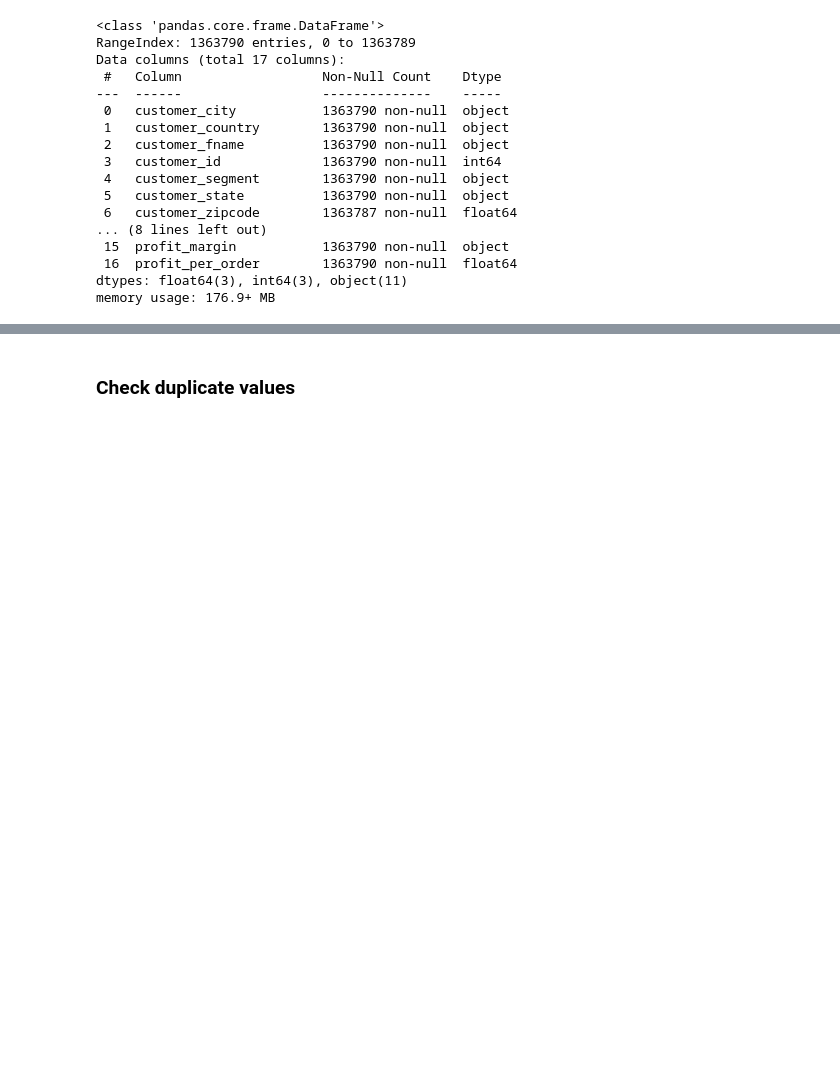
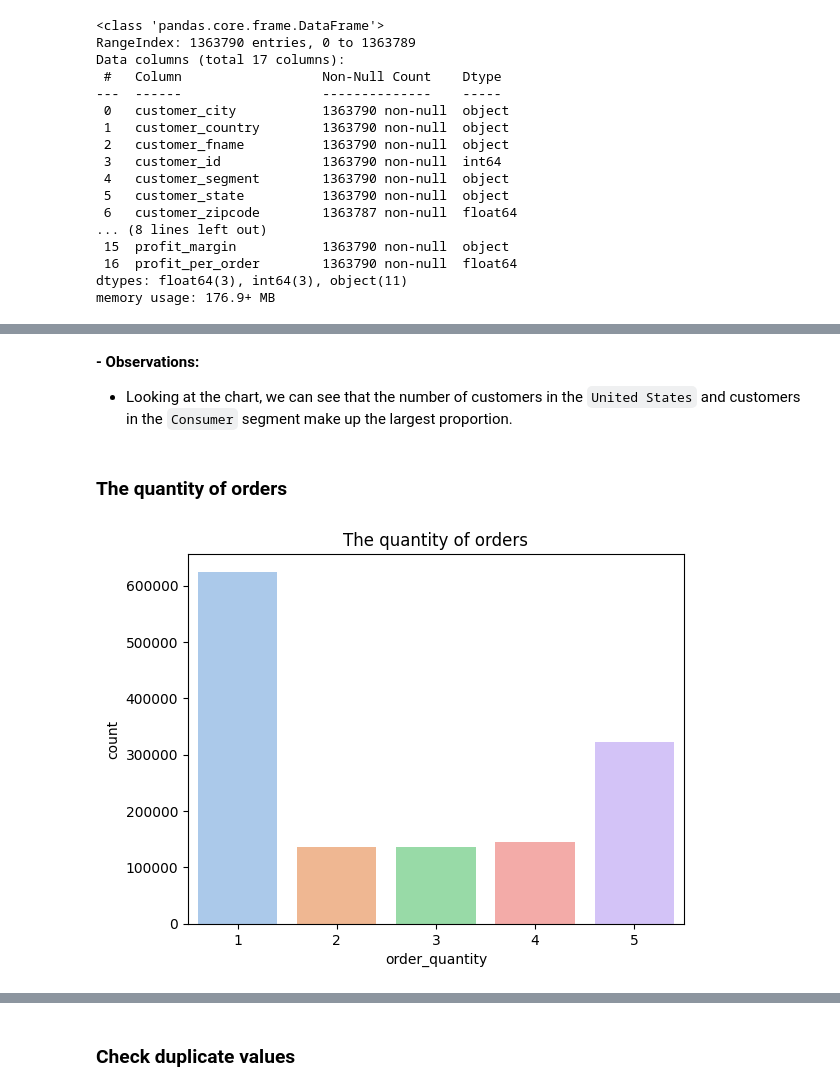
Before and after one commit to PhungThien63f/Ecommerce, a Jupyter notebook: Ecommerce.ipynb, the cells around one changed output, grey strips where cells are left out. Saved outputs shown, nothing was run; the diff lists cells and outputs as text; code cells hidden in the pictures; blank space fills up the shorter version.

```diff
--- a/Ecommerce.ipynb
+++ b/Ecommerce.ipynb
@@ -74,0 +230,11 @@ memory usage: 176.9+ MB
+# %% [markdown]
+**- Observations:**
+- Looking at the chart, we can see that the number of customers in the `United States` and customers in the `Consumer` segment make up the largest proportion.
+# %% [markdown]
+### The quantity of orders
+# %%
+sns.countplot(df, x='order_quantity', palette='pastel')
+plt.title('The quantity of orders')
+plt.show()
+# %% [output]
+[figure, added]
```
Also changed, not shown: parts of 66 cells of this notebook, 2 other files.
